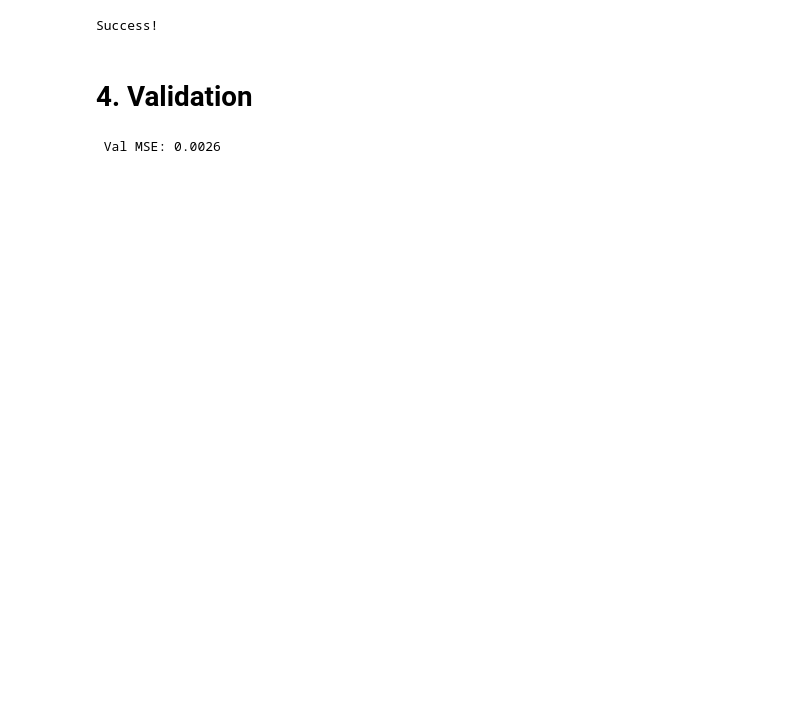
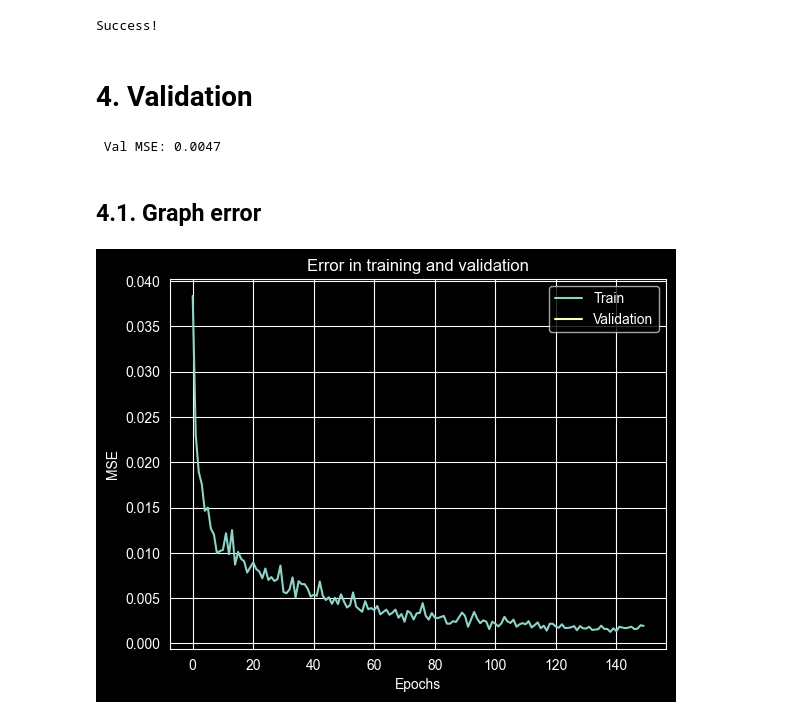
Before and after one commit to eulergomees/dnn_cattle_weight_gain, a Jupyter notebook: dnn_cattle_weight_gain.ipynb, the cells around one changed output. Cells and saved outputs as stored; diff of their text form; code cells hidden in the pictures; blank space fills up the shorter version.

Commit message:
feat: model test and plot error graph

```diff
--- a/dnn_cattle_weight_gain.ipynb
+++ b/dnn_cattle_weight_gain.ipynb
@@ -305,6 +307,8 @@ Non-trainable params: 0
 ## 4.3. Optimizing model
 # %%
 if new_model:
+    train_losses = []
+    val_losses = []
     for epoch in range(max_epochs):
         model.train()
         train_loss = 0
@@ -317,6 +321,7 @@ if new_model:
             train_loss += loss.item()
 
         train_loss /= len(train_loader)
+        train_losses.append(train_loss)
         print(f"Epoch {epoch + 1} - Train MSE: {train_loss:.4f}")
 
 if save_model:
@@ -363,6 +368,21 @@ for inputs, targets in val_loader:
     val_loss += loss.item()
 
 val_loss /= len(val_loader)
+val_losses.append(val_loss)
 print(f" Val MSE: {val_loss:.4f}")
 # %% [output]
- Val MSE: 0.0026
+ Val MSE: 0.0047
+# %% [markdown]
+## 4.1. Graph error
+# %%
+plt.figure()
+plt.plot(train_losses, label="Train")
+plt.plot(val_losses, label="Validation")
+plt.xlabel("Epochs")
+plt.ylabel("MSE")
+plt.title("Error in training and validation")
+plt.legend()
+plt.grid(True)
+plt.show()
+# %% [output]
+[figure, added]
```
Also changed, not shown: parts of 8 cells of this notebook, 1 other file.
